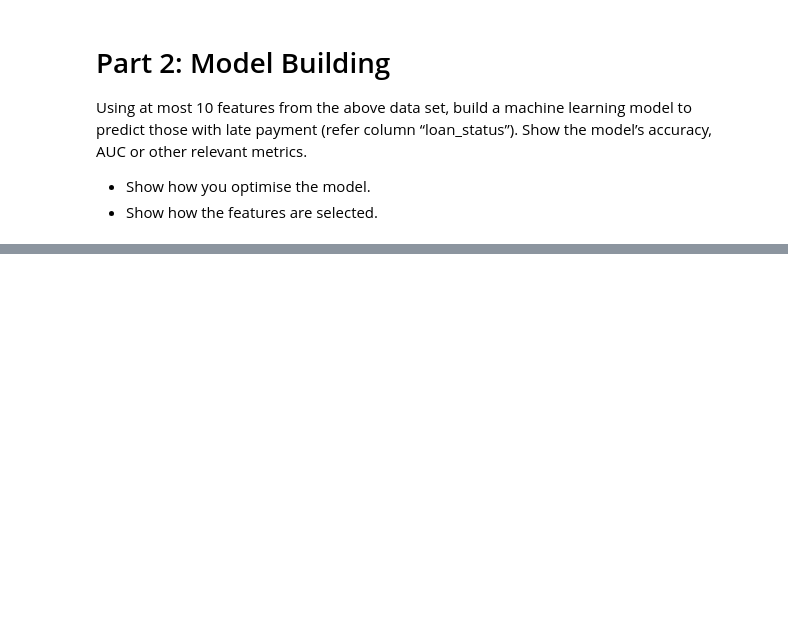
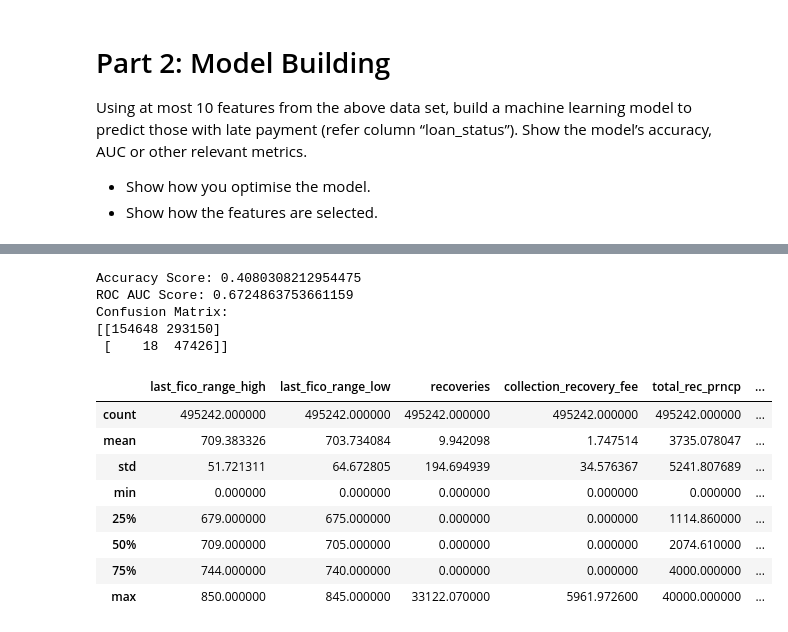
Before and after one commit to asyrafjanai/lending_club, a Jupyter notebook: data_analysis.ipynb, the cells around one changed output, grey strips where cells are left out. Saved outputs shown, nothing was run; the diff lists cells and outputs as text; code cells hidden in the pictures; blank space fills up the shorter version.

```diff
--- a/data_analysis.ipynb
+++ b/data_analysis.ipynb
@@ -595,0 +458,2 @@ now.date().to_date_string()
+# %%
+df_2018 = pd.read_csv('ml_2018.csv')
@@ -595,0 +471,26 @@ now.date().to_date_string()
+# %%
+test_accuracy = accuracy_score(df_2018['loan_status'], preds)
+test_roc_auc = roc_auc_score(df_2018['loan_status'], preds)
+test_confusion_matrix = confusion_matrix(df_2018['loan_status'], preds)
+print(f'Accuracy Score: {test_accuracy}')
+print(f'ROC AUC Score: {test_roc_auc}')
+print(f'Confusion Matrix: \n{test_confusion_matrix}')
+# %% [output]
+Accuracy Score: 0.4080308212954475
+ROC AUC Score: 0.6724863753661159
+Confusion Matrix:
+[[154648 293150]
+ [    18  47426]]
+# %%
+# let's do some quick comparison of the 2015 and 2018 data
+df_2018.describe()
+# %% [output]
+|  | last_fico_range_high | last_fico_range_low | recoveries | collection_recovery_fee | total_rec_prncp | ... |
+| count | 495242.000000 | 495242.000000 | 495242.000000 | 495242.000000 | 495242.000000 | ... |
+| mean | 709.383326 | 703.734084 | 9.942098 | 1.747514 | 3735.078047 | ... |
+| std | 51.721311 | 64.672805 | 194.694939 | 34.576367 | 5241.807689 | ... |
+| min | 0.000000 | 0.000000 | 0.000000 | 0.000000 | 0.000000 | ... |
+| 25% | 679.000000 | 675.000000 | 0.000000 | 0.000000 | 1114.860000 | ... |
+| 50% | 709.000000 | 705.000000 | 0.000000 | 0.000000 | 2074.610000 | ... |
+| 75% | 744.000000 | 740.000000 | 0.000000 | 0.000000 | 4000.000000 | ... |
+| max | 850.000000 | 845.000000 | 33122.070000 | 5961.972600 | 40000.000000 | ... |
```
Also changed, not shown: parts of 70 cells of this notebook, 2 other files.
